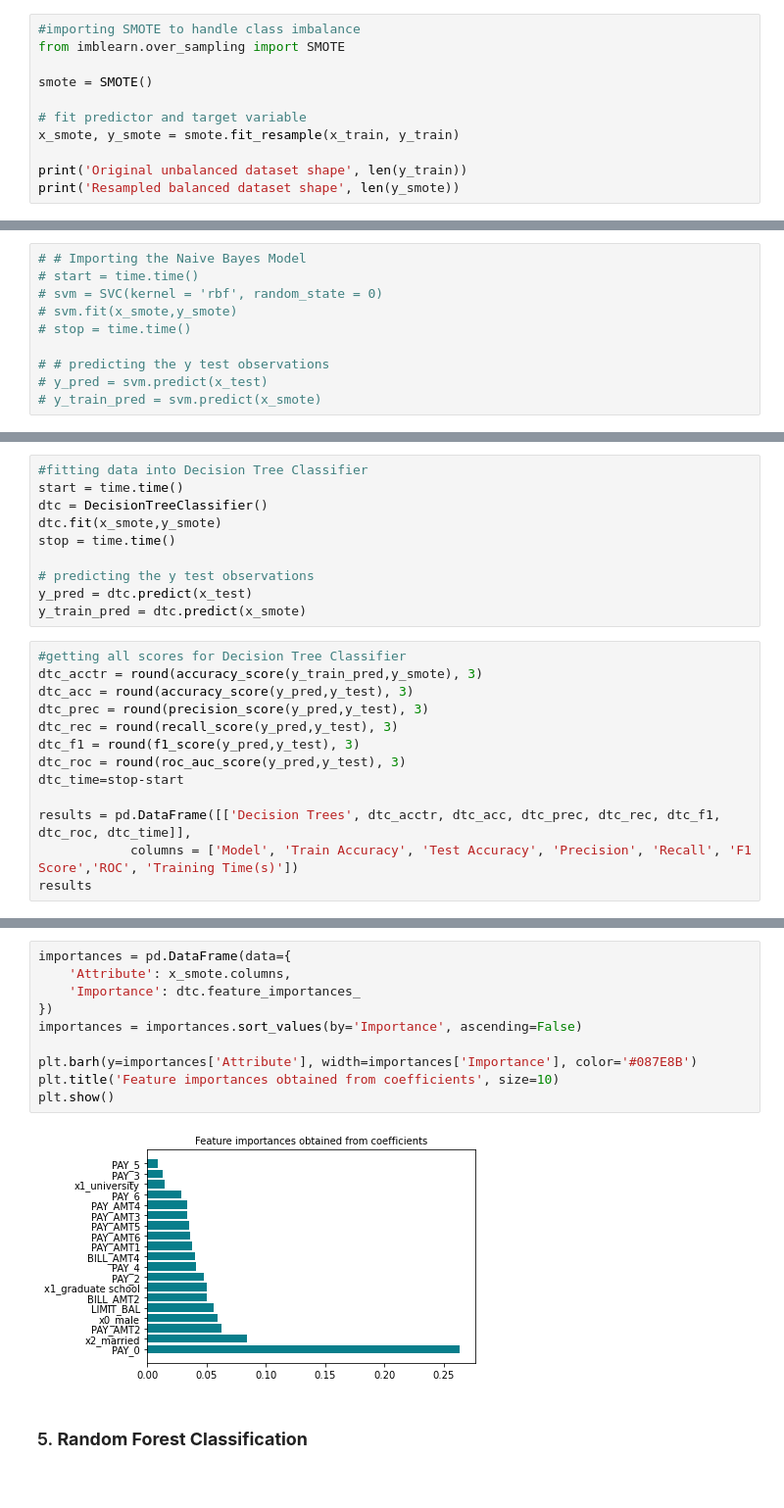
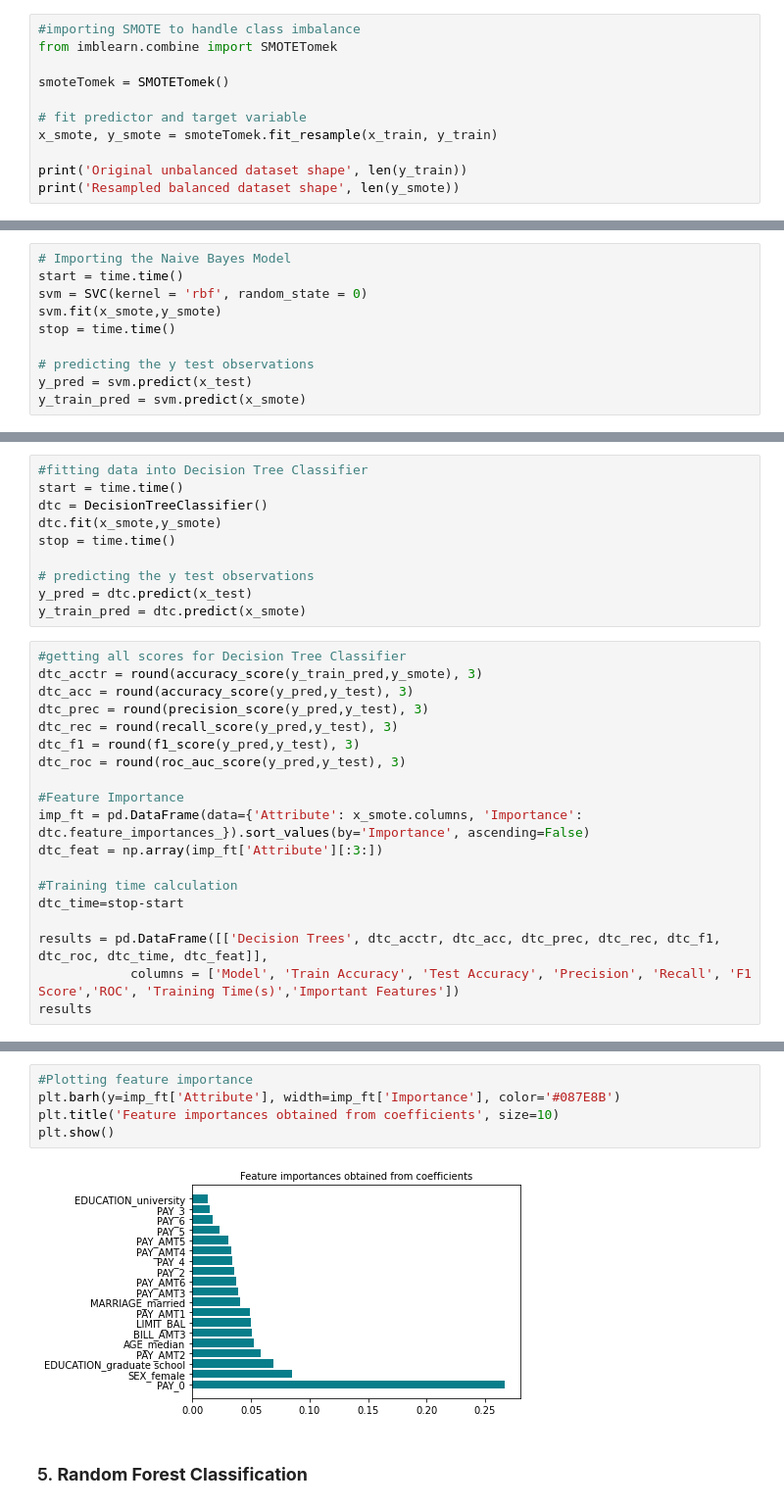
Before and after one commit to sebastianbirk/datascience-bootcamp, a Jupyter notebook: content/05_supervised_machine_learning/Classification_Part2_Model building & Evaluation.ipynb, the cells around one changed output, grey strips where cells are left out. Shown at 98% size. Drawn from its saved outputs; the diff is of its cells as text.

```diff
--- a/content/05_supervised_machine_learning/Classification_Part2_Model building & Evaluation.ipynb
+++ b/content/05_supervised_machine_learning/Classification_Part2_Model building & Evaluation.ipynb
@@ -78,11 +92,11 @@ C. Hybrid Sampling:
 # %%
 #importing SMOTE to handle class imbalance
-from imblearn.over_sampling import SMOTE
+from imblearn.combine import SMOTETomek
 
-smote = SMOTE()
+smoteTomek = SMOTETomek()
 
 # fit predictor and target variable
-x_smote, y_smote = smote.fit_resample(x_train, y_train)
+x_smote, y_smote = smoteTomek.fit_resample(x_train, y_train)
 
 print('Original unbalanced dataset shape', len(y_train))
 print('Resampled balanced dataset shape', len(y_smote))
@@ -159,11 +220,11 @@ weighted avg       0.70      0.61      0.64      8984
 # %%
-# # Importing the Naive Bayes Model
-# start = time.time()
-# svm = SVC(kernel = 'rbf', random_state = 0)
-# svm.fit(x_smote,y_smote)
-# stop = time.time()
+# Importing the Naive Bayes Model
+start = time.time()
+svm = SVC(kernel = 'rbf', random_state = 0)
+svm.fit(x_smote,y_smote)
+stop = time.time()
 
-# # predicting the y test observations
-# y_pred = svm.predict(x_test)
-# y_train_pred = svm.predict(x_smote)
+# predicting the y test observations
+y_pred = svm.predict(x_test)
+y_train_pred = svm.predict(x_smote)
 # %%
@@ -302,9 +334,15 @@ dtc_prec = round(precision_score(y_pred,y_test), 3)
 dtc_rec = round(recall_score(y_pred,y_test), 3)
 dtc_f1 = round(f1_score(y_pred,y_test), 3)
 dtc_roc = round(roc_auc_score(y_pred,y_test), 3)
+
+#Feature Importance
+imp_ft = pd.DataFrame(data={'Attribute': x_smote.columns, 'Importance': dtc.feature_importances_}).sort_values(by='Importance', ascending=False)
+dtc_feat = np.array(imp_ft['Attribute'][:3:])
+
+#Training time calculation
 dtc_time=stop-start
 
-results = pd.DataFrame([['Decision Trees', dtc_acctr, dtc_acc, dtc_prec, dtc_rec, dtc_f1, dtc_roc, dtc_time]],
-            columns = ['Model', 'Train Accuracy', 'Test Accuracy', 'Precision', 'Recall', 'F1 Score','ROC', 'Training Time(s)'])
+results = pd.DataFrame([['Decision Trees', dtc_acctr, dtc_acc, dtc_prec, dtc_rec, dtc_f1, dtc_roc, dtc_time, dtc_feat]],
+            columns = ['Model', 'Train Accuracy', 'Test Accuracy', 'Precision', 'Recall', 'F1 Score','ROC', 'Training Time(s)','Important Features'])
 results
 # %% [output]
@@ -329,15 +367,10 @@ weighted avg       0.73      0.72      0.72      8984
 # %%
-importances = pd.DataFrame(data={
-    'Attribute': x_smote.columns,
-    'Importance': dtc.feature_importances_
-})
-importances = importances.sort_values(by='Importance', ascending=False)
-
-plt.barh(y=importances['Attribute'], width=importances['Importance'], color='#087E8B')
+#Plotting feature importance
+plt.barh(y=imp_ft['Attribute'], width=imp_ft['Importance'], color='#087E8B')
 plt.title('Feature importances obtained from coefficients', size=10)
 plt.show()
 # %% [output]
-[figure, old version]
+[figure, new version]
 # %% [markdown]
 ### 5. **Random Forest Classification**
 # %%
```
Also changed, not shown: parts of 48 cells of this notebook, 1 other file.
